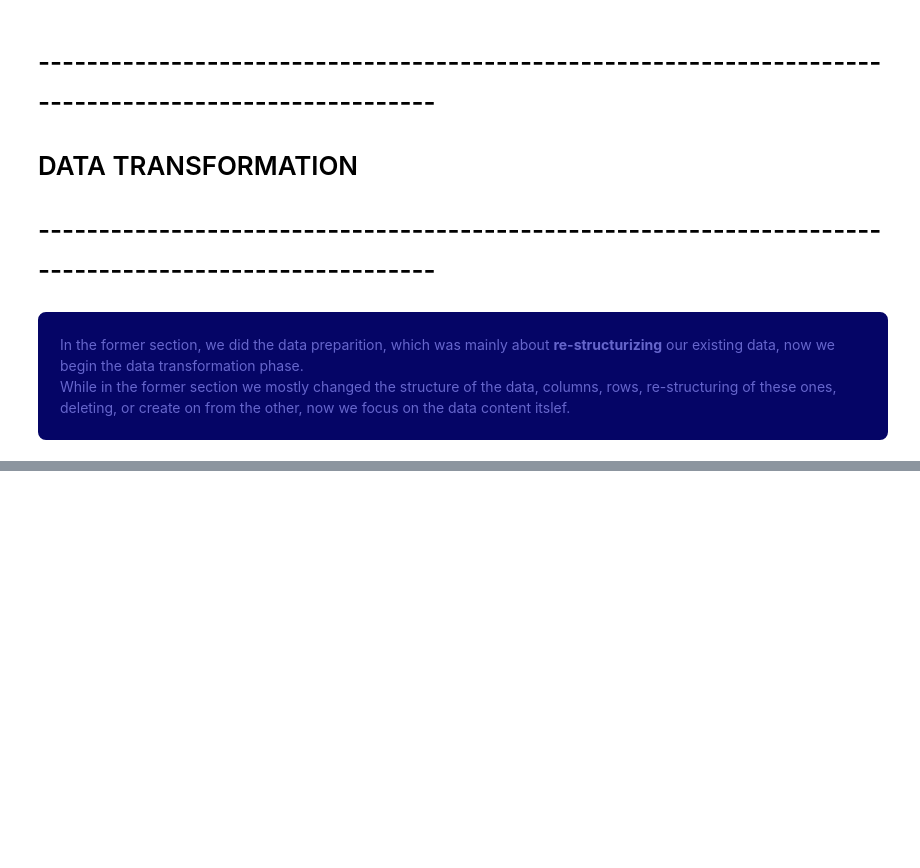
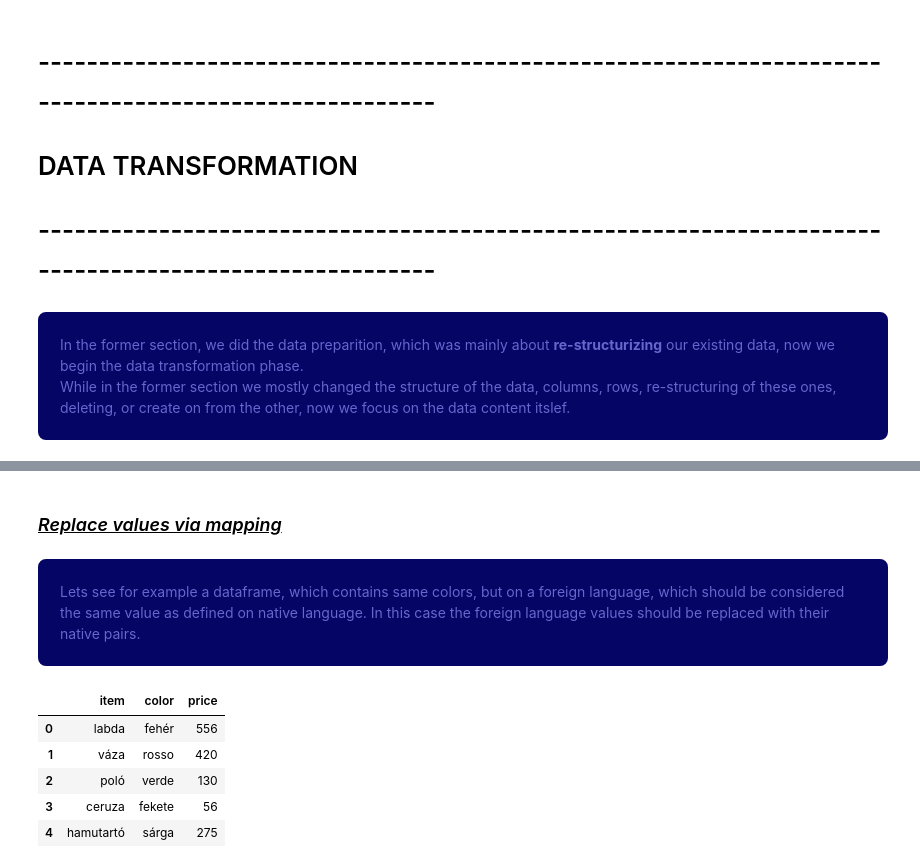
Before and after one commit to steingartpeter/ANACONDA, a Jupyter notebook: MYSQL_PANDAS_MERGE.ipynb, the cells around one changed output, grey strips where cells are left out. Drawn from its saved outputs; the diff is of its cells as text; code cells hidden in the pictures; blank space fills up the shorter version.

```diff
--- a/MYSQL_PANDAS_MERGE.ipynb
+++ b/MYSQL_PANDAS_MERGE.ipynb
@@ -182,0 +325,19 @@ While in the former section we mostly changed the structure of the data, columns
+# %% [markdown]
+### <i><u>Replace values via mapping</u></i>
+# %% [markdown]
+<p style="color:#6666CC;background-color:#050566;padding:18px;border:4px solid #050566;border-radius:8px;box-shadow:4px 4px 8px #050505;">
+Lets see for example a dataframe, which contains same colors, but on a foreign language, which should be considered the same value as defined on native language. In this case the foreign language values should be replaced with their native pairs.
+</p>
+# %%
+frm = pd.DataFrame({'item':['labda','váza','poló','ceruza','hamutartó'],
+                    'color':['fehér','rosso','verde','fekete','sárga'],
+                    'price':[556,420,130,56,275]})
+# %%
+frm
+# %% [output]
+|  | item | color | price |
+| 0 | labda | fehér | 556 |
+| 1 | váza | rosso | 420 |
+| 2 | poló | verde | 130 |
+| 3 | ceruza | fekete | 56 |
+| 4 | hamutartó | sárga | 275 |
```
Also changed, not shown: parts of 26 cells of this notebook.
